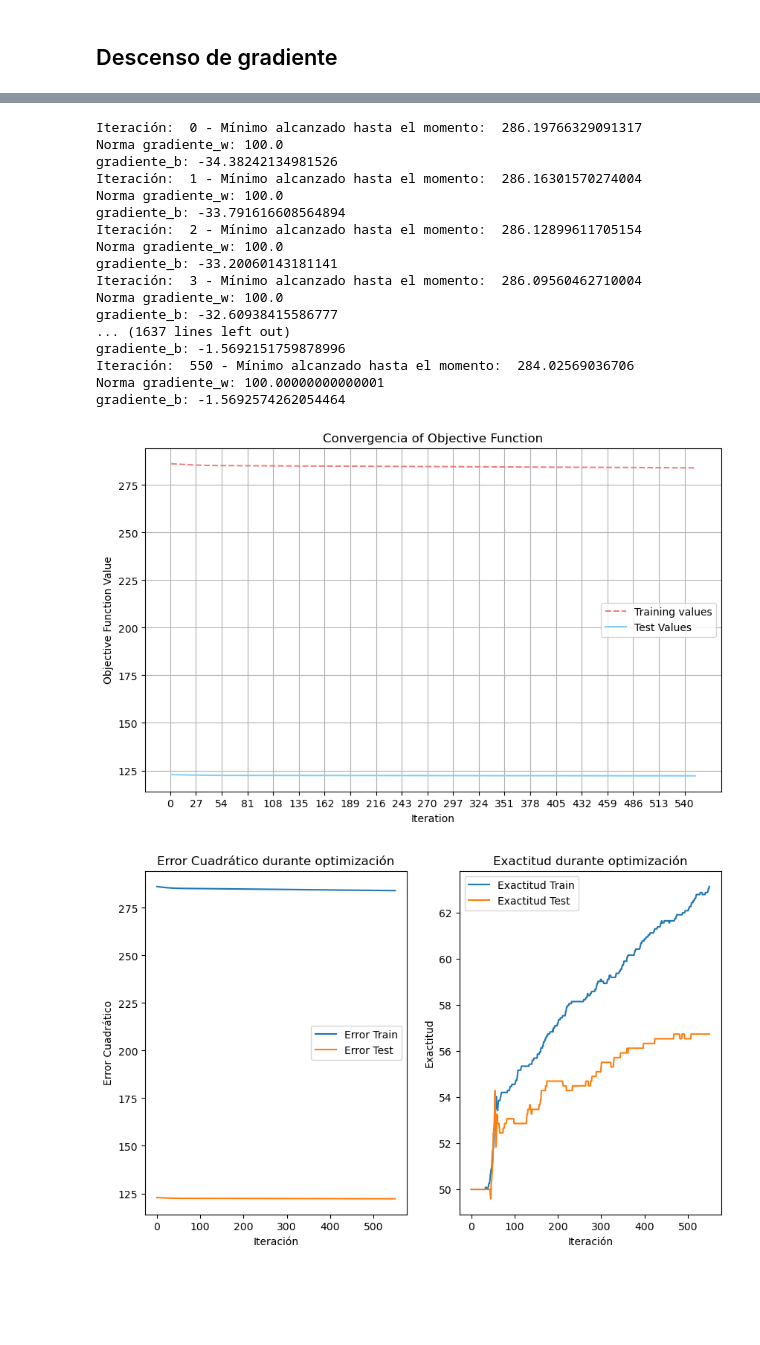
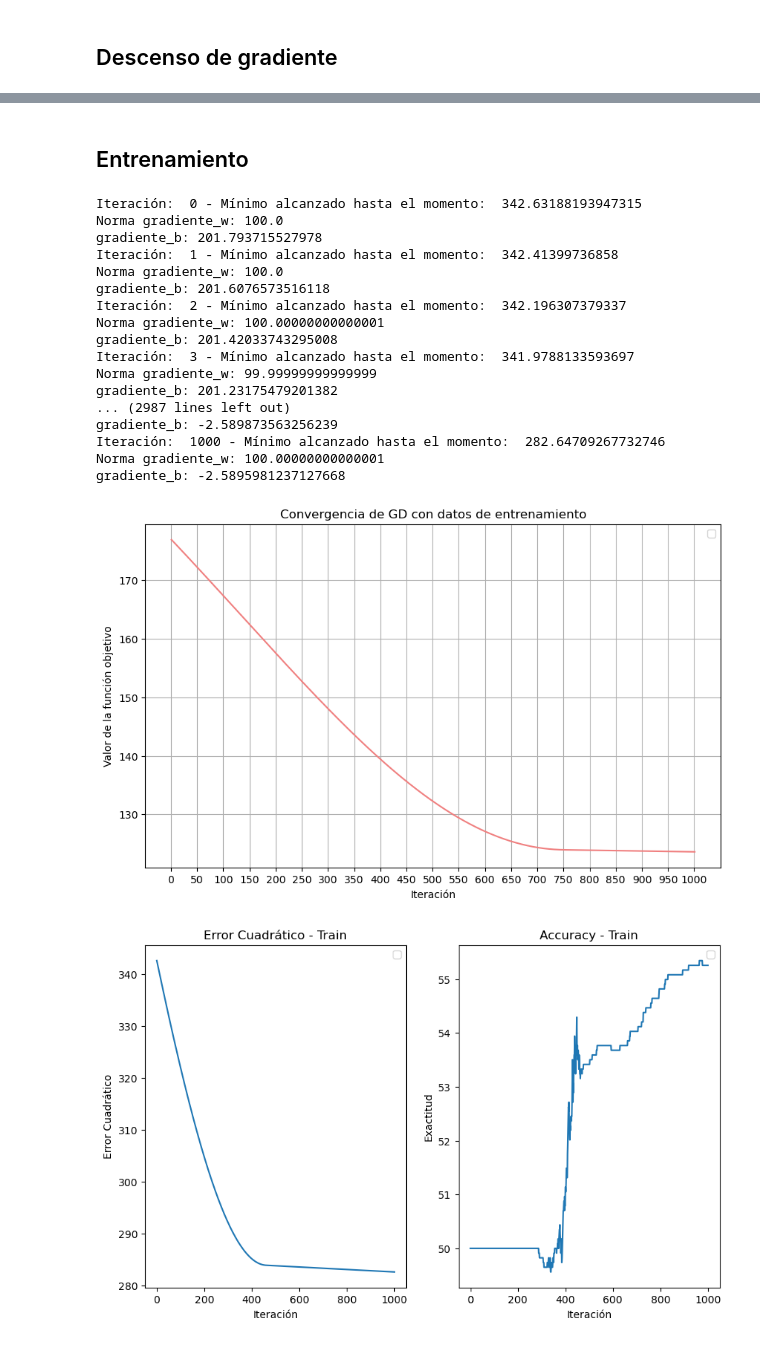
Before and after one commit to seremare9/TP2metodos, a Jupyter notebook: gd.ipynb, the cells around one changed output, grey strips where cells are left out. Drawn from its saved outputs; the diff is of its cells as text; code cells hidden in the pictures; blank space fills up the shorter version.

```diff
--- a/gd.ipynb
+++ b/gd.ipynb
@@ -201,14 +159,14 @@ $$
 # %% [markdown]
 Funciones base:
 # %%
-def fwb(i, w, b):
+def fwb_desc(i, w, b):
     z = i@w + b
     f = (np.tanh(z) + 1) / 2
     return f
 # %%
 # Error cuadrático total
 def funcion_objetivo_desc(w, b, i, d):
-    f = fwb(i, w, b)
+    f = fwb_desc(i, w, b)
     return np.sum((f - d) ** 2)
 # %%
 # Derivada parcial respecto a w
@@ -231,7 +189,12 @@ def df_b_desc(w, b, i, d):
     return grad_b
 # %%
 def accuracy_desc(i, d, w, b):
-    f = fwb(i, w, b) >= 0.5 # Aplicamos la función de activación y comparamos con 0.5
+    # true_positive = np.sum((f_opt >= 0.5) & (d_test == 1))
+    # true_negative = np.sum((f_opt < 0.5) & (d_test == 0))
+    # false_positive = np.sum((f_opt >= 0.5) & (d_test== 0))
+    # false_negative = np.sum((f_opt < 0.5) & (d_test == 1))
+
+    f = fwb_desc(i, w, b) >= 0.5 # Aplicamos la función de activación y comparamos con 0.5
     return np.mean(f == d) * 100  # Porcentaje de aciertos
 # %% [markdown]
 ## Descenso de gradiente
@@ -298,67 +317,63 @@ def gradient_descent(w, b, imagenes_train, diagnosticos_train, imagenes_test, di
+# %% [markdown]
+## Entrenamiento
 # %%
-w = np.random.uniform(-1, 1, (i_train.shape[1], 1)) * 0.001
-b = np.random.uniform(-1, 1) * 0.001
+w = np.random.uniform(-1, 1, (i_train.shape[1], 1)) * 0.01
+b = np.random.uniform(-1, 1) * 0.01
 alpha = 1e-7
 normalizar = False
-w_opt, b_opt, valores_train, valores_test, acc_train, acc_test = gradient_descent(w, b, i_train, d_train, i_test, d_test, alpha, normalizar)
+
+w_optimo, b_optimo, valores, acc = gradient_descent(w, b, i_train, d_train, alpha, normalizar)
 # %% [output]
-Iteración:  0 - Mínimo alcanzado hasta el momento:  286.19766329091317
+Iteración:  0 - Mínimo alcanzado hasta el momento:  342.63188193947315
 Norma gradiente_w: 100.0
-gradiente_b: -34.38242134981526
-Iteración:  1 - Mínimo alcanzado hasta el momento:  286.16301570274004
+gradiente_b: 201.793715527978
+Iteración:  1 - Mínimo alcanzado hasta el momento:  342.41399736858
 Norma gradiente_w: 100.0
-gradiente_b: -33.791616608564894
-Iteración:  2 - Mínimo alcanzado hasta el momento:  286.12899611705154
-Norma gradiente_w: 100.0
-gradiente_b: -33.20060143181141
-Iteración:  3 - Mínimo alcanzado hasta el momento:  286.09560462710004
-Norma gradiente_w: 100.0
-gradiente_b: -32.60938415586777
-... (1637 lines left out)
-gradiente_b: -1.5692151759878996
-Iteración:  550 - Mínimo alcanzado hasta el momento:  284.02569036706
+gradiente_b: 201.6076573516118
+Iteración:  2 - Mínimo alcanzado hasta el momento:  342.196307379337
 Norma gradiente_w: 100.00000000000001
-gradiente_b: -1.5692574262054464
+gradiente_b: 201.42033743295008
+Iteración:  3 - Mínimo alcanzado hasta el momento:  341.9788133593697
+Norma gradiente_w: 99.99999999999999
+gradiente_b: 201.23175479201382
+... (2987 lines left out)
+gradiente_b: -2.589873563256239
+Iteración:  1000 - Mínimo alcanzado hasta el momento:  282.64709267732746
+Norma gradiente_w: 100.00000000000001
+gradiente_b: -2.5895981237127668
 # %%
 plt.figure(figsize=(10, 6))
 
-# train
-plt.plot(np.arange(1, len(valores_train) + 1), valores_train, linestyle='--', color='lightcoral', label='Training values')
-# test
-plt.plot(np.arange(1, len(valores_test) + 1), valores_test, linestyle='-', color='lightskyblue', label='Test Values')
+plt.plot(np.arange(1, len(valores) + 1), valores, linestyle='-', color='lightcoral')
 
-tick_interval = max(1, len(valores_train) // 20)
-plt.xticks(np.arange(0, len(valores_train) + 1, step=tick_interval))
+tick_interval = max(1, len(valores) // 20)
+plt.xticks(np.arange(0, len(valores) + 1, step=tick_interval))
 
-plt.xlabel('Iteration')
-plt.ylabel('Objective Function Value')
-plt.title('Convergencia of Objective Function')
+plt.xlabel('Iteración')
+plt.ylabel('Valor de la función objetivo')
+plt.title('Convergencia de GD con datos de entrenamiento')
 plt.grid(True)
 plt.legend()
 plt.show()
 # %% [output]
-[figure, old version]
+[figure, new version]
 # %%
 plt.figure(figsize=(10, 6))
 
 plt.subplot(1,2,1)
-plt.plot(valores_train, label='Error Train')
-if valores_test:
-    plt.plot(valores_test, label='Error Test')
-plt.title('Error Cuadrático durante optimización')
+plt.plot(valores)
+plt.title('Error Cuadrático - Train')
 plt.xlabel('Iteración')
 plt.ylabel('Error Cuadrático')
 plt.legend()
 
 plt.subplot(1,2,2)
-plt.plot(acc_train, label='Exactitud Train')
-if acc_test:
-    plt.plot(acc_test, label='Exactitud Test')
-plt.title('Exactitud durante optimización')
+plt.plot(acc)
+plt.title('Accuracy - Train')
 plt.xlabel('Iteración')
 plt.ylabel('Exactitud')
 plt.legend()
 
 plt.show()
 # %% [output]
-[figure, old version]
+[figure, new version]
```
Also changed, not shown: parts of 21 cells of this notebook.
